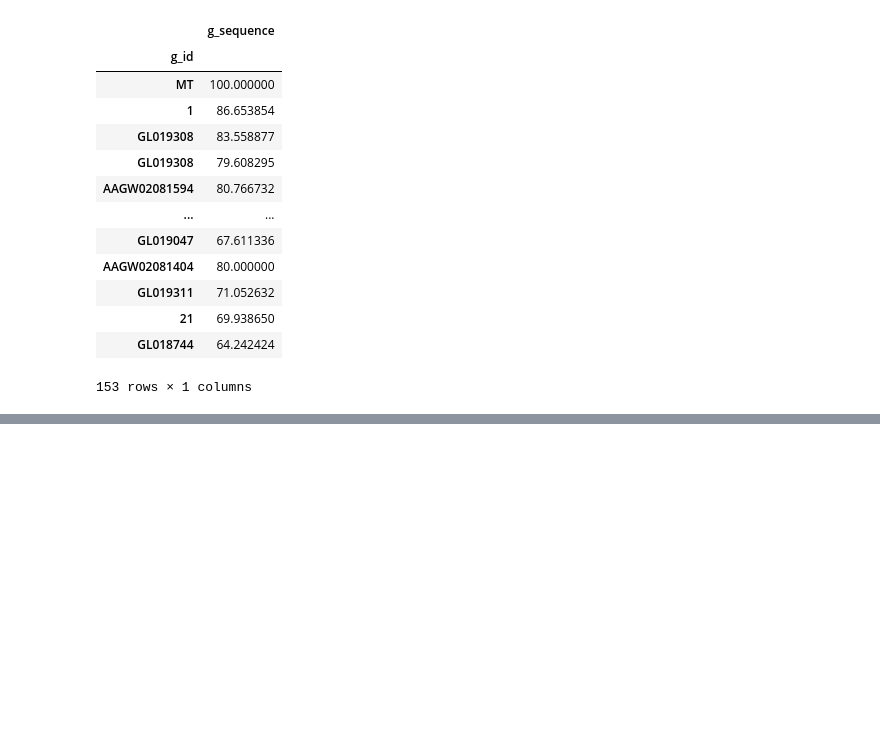
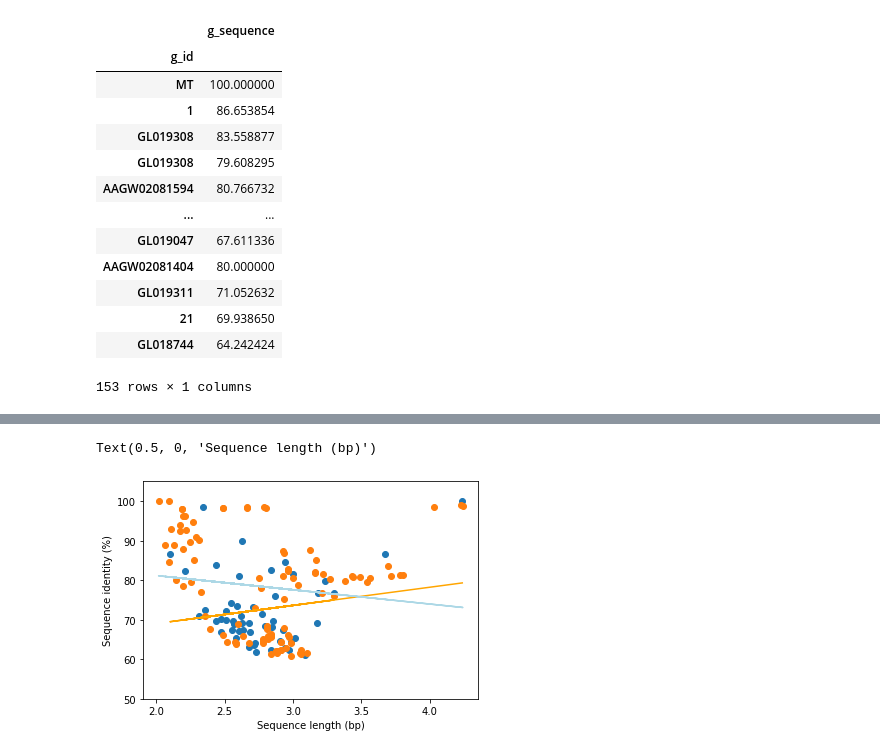
Before and after one commit to balintbiro/Oryctolagus_cuniculus_numts, a Jupyter notebook: codes/trials/length_vs_identity.ipynb, the cells around one changed output, grey strips where cells are left out. Drawn from its saved outputs; the diff is of its cells as text; code cells hidden in the pictures; blank space fills up the shorter version.

Commit message:
visualization modification
Separately visualized scaffold and chr based length vs identity.

```diff
--- a/codes/trials/length_vs_identity.ipynb
+++ b/codes/trials/length_vs_identity.ipynb
@@ -46,3 +40,9 @@ scaffolds=g_ids[scaffold_id_mask]
+# %%
+chr_id_mask=g_ids.str.len()<3
+chr_ids=g_ids[chr_id_mask]
+# %%
+scaffold_id_mask=g_ids.str.len()>3
+scaffold_ids=g_ids[scaffold_id_mask]
 # %%
 identities=g_sequences.apply(identity)
 identities.index=g_ids
@@ -126,0 +87,3 @@ Text(0.5, 0, 'Sequence length (bp)')
+# %%
+scaffolds=df[df.index.isin(scaffold_ids)]
+scaffolds
@@ -126,0 +105,3 @@ Text(0.5, 0, 'Sequence length (bp)')
+# %%
+chrs=df[df.index.isin(chr_ids)]
+chrs
@@ -126,0 +127,18 @@ Text(0.5, 0, 'Sequence length (bp)')
+# %%
+chrs_log10=chrs['length'].apply(lambda value:np.log10(value))
+scaffolds_log10=scaffolds['length'].apply(lambda value:np.log10(value))
+plt.scatter(chrs_log10, chrs['identity'])
+plt.ylim(50,105)
+m, b = np.polyfit(chrs_log10, chrs['identity'], 1)
+plt.plot(chrs_log10, m*chrs_log10 + b, 'orange')
+
+plt.scatter(scaffolds_log10, scaffolds['identity'])
+plt.ylim(50,105)
+m, b = np.polyfit(scaffolds_log10, scaffolds['identity'], 1)
+plt.plot(scaffolds_log10, m*scaffolds_log10 + b, 'lightblue')
+
+plt.ylabel('Sequence identity (%)')
+plt.xlabel('Sequence length (bp)')
+# %% [output]
+Text(0.5, 0, 'Sequence length (bp)')
+[figure, added]
```
Also changed, not shown: parts of 14 cells of this notebook.
